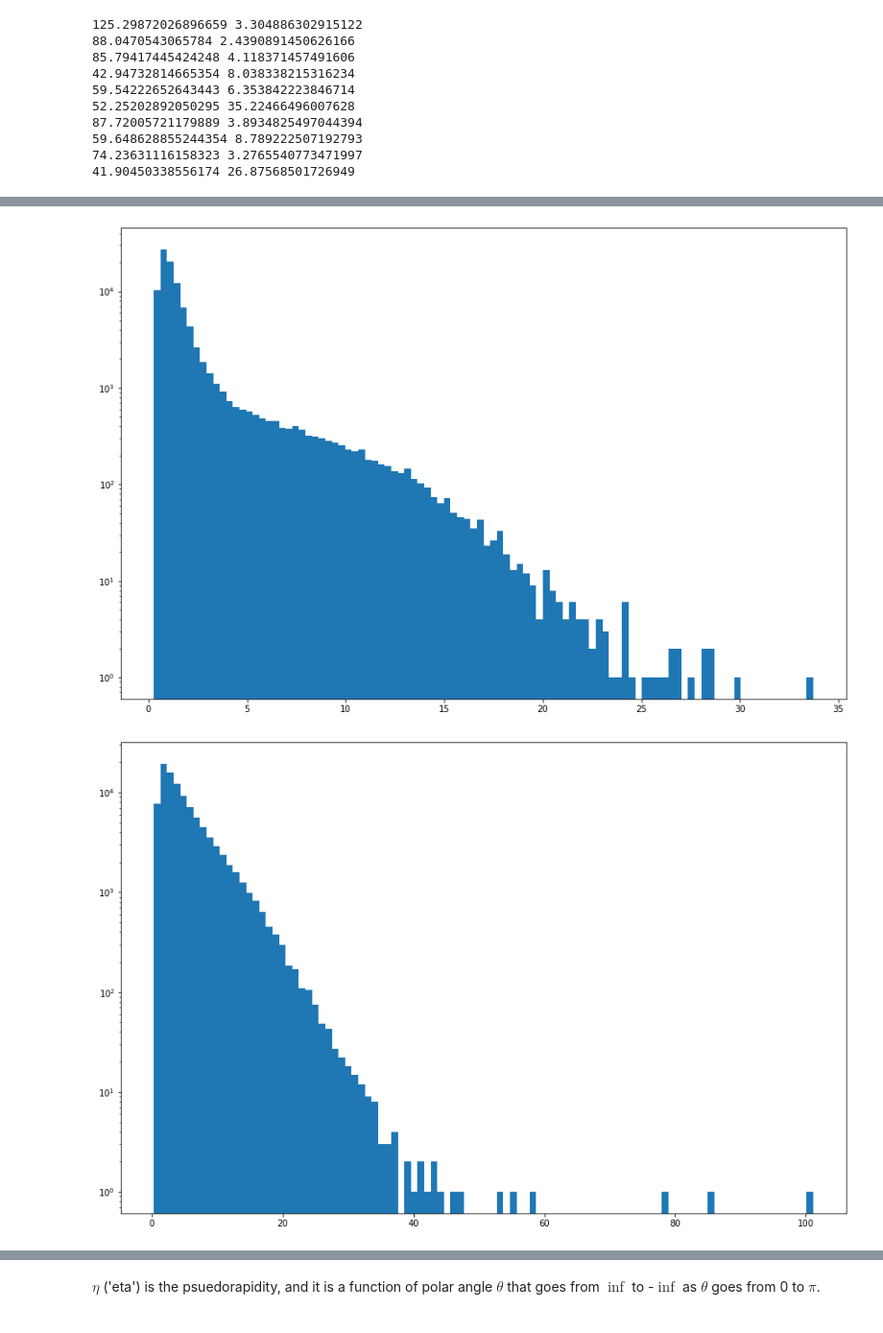
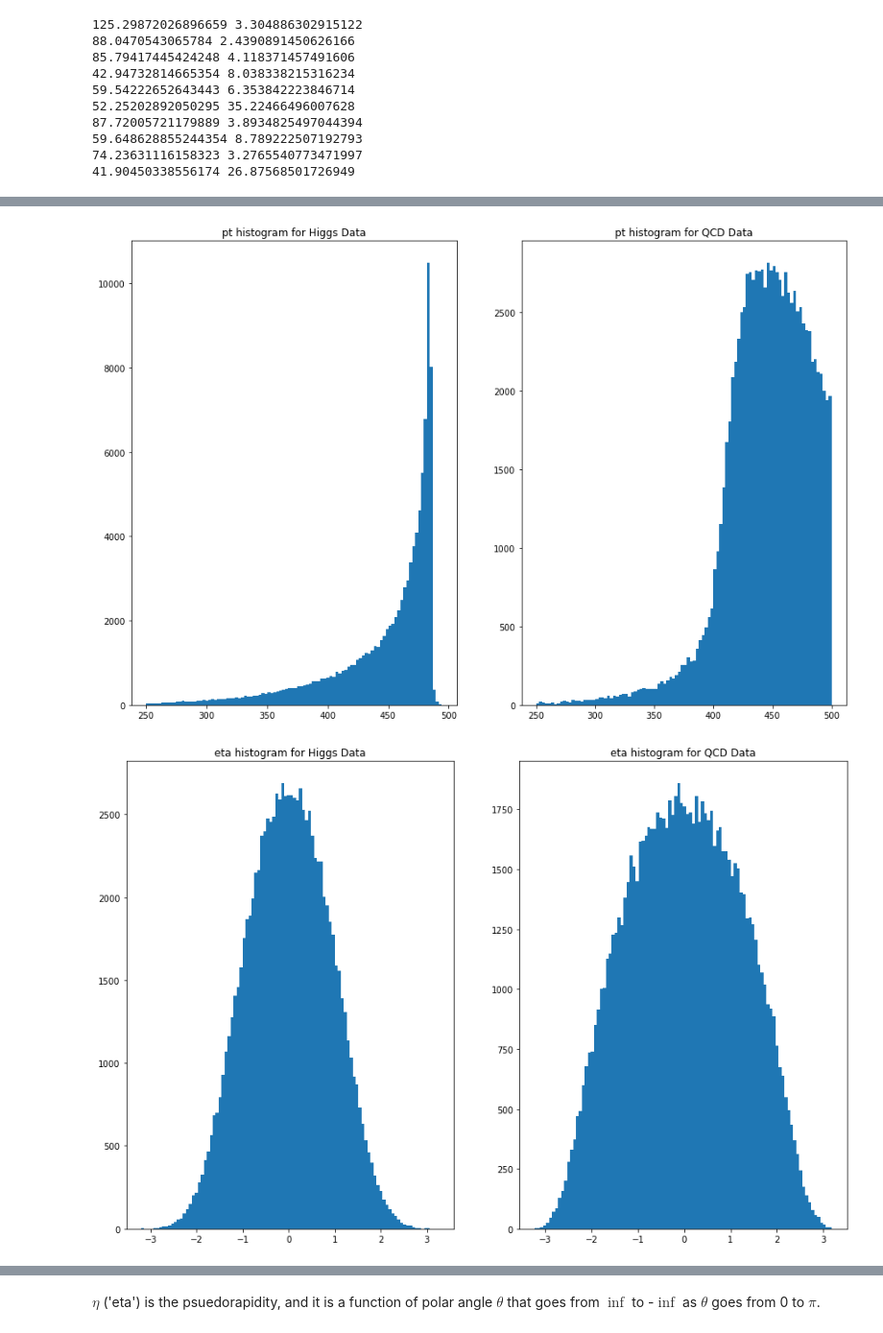
Before and after one commit to nroth12uw/Lab1_PHYS434, a Jupyter notebook: Lab5.ipynb, the cells around one changed output, grey strips where cells are left out. Shown at 96% size. Saved outputs shown, nothing was run; the diff lists cells and outputs as text; code cells hidden in the pictures.

Commit message:
added more plots

```diff
--- a/Lab5.ipynb
+++ b/Lab5.ipynb
@@ -131,14 +61,15 @@ plt.show()
-# %%
-y = higgs_data['d2']
-plt.hist(y, 100)
-plt.yscale('log')
-plt.show()
-# %% [output]
-[figure, removed]
-# %%
-y = qcd_data['d2']
-plt.hist(y, 100)
-plt.yscale('log')
-plt.show()
-# %% [output]
-[figure, removed]
+# %%
+j = 0
+for i in higgs_data.keys():
+    fig, (ax1, ax2) = plt.subplots(1,2)
+    y1 = higgs_data[i]
+    y2 = qcd_data[i]
+    ax1.hist(y1, 100)
+    ax2.hist(y2, 100)
+    ax1.set_title(str(i) + ' histogram for Higgs Data')
+    ax2.set_title(str(i) + ' histogram for QCD Data')
+    j+=1
+    plt.show()
+# %% [output]
+[figure, added]
+[figure, added]
```
Also changed, not shown: parts of 13 cells of this notebook.
